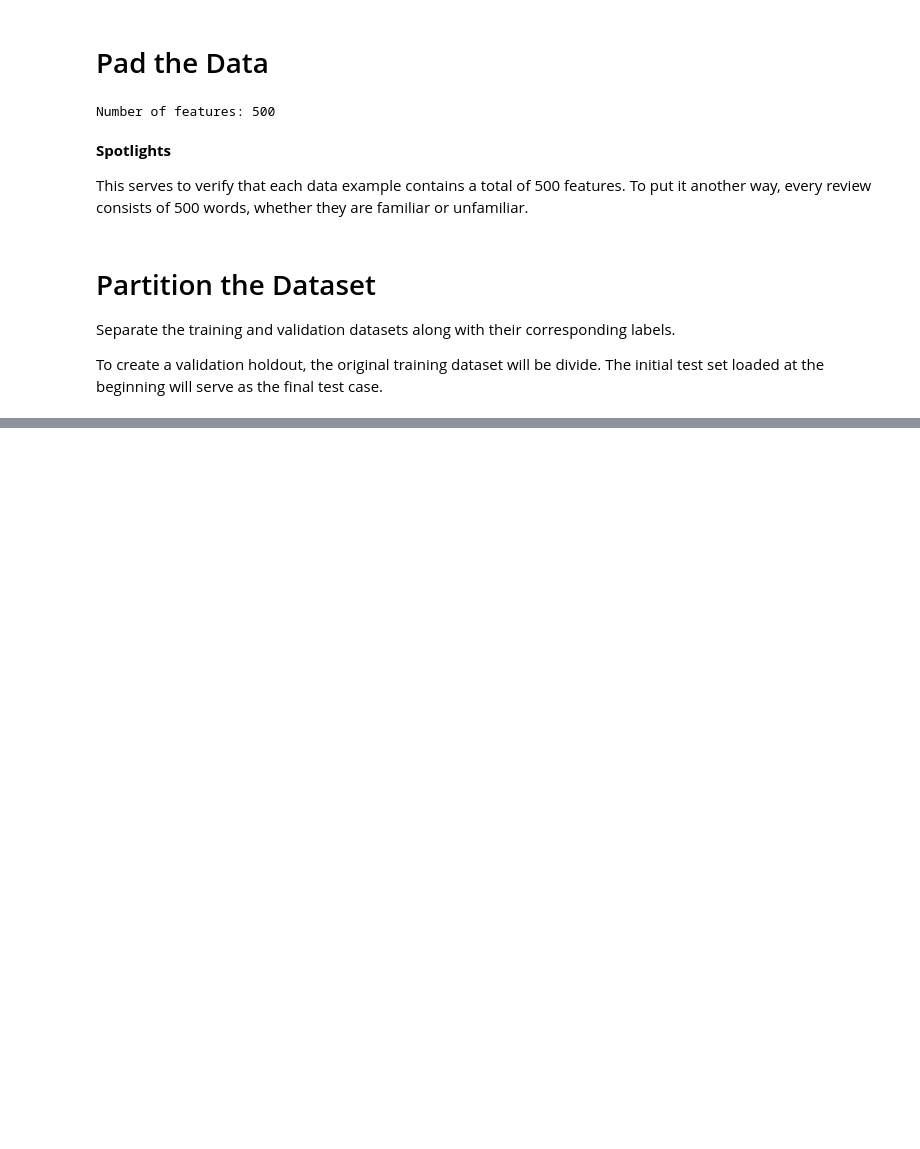
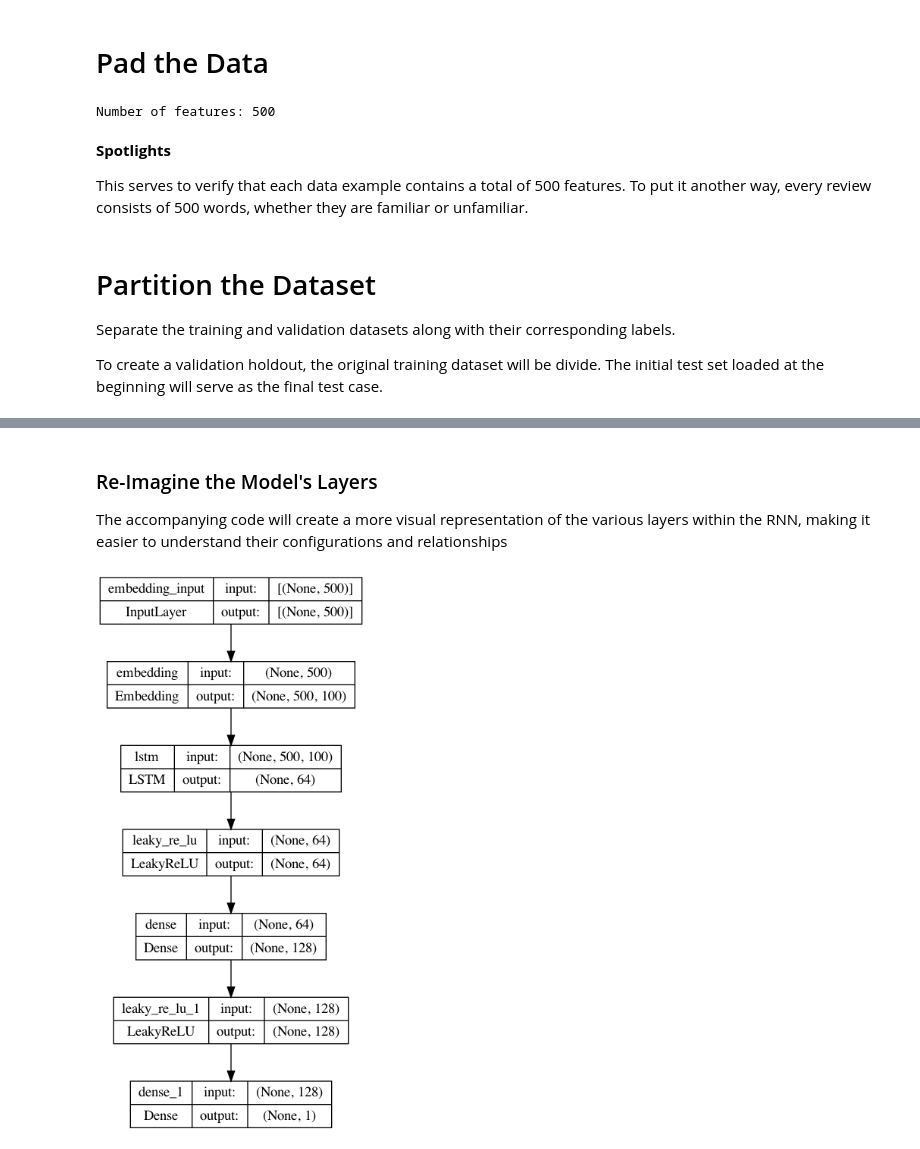
Before and after one commit to tyrantdavis/rnn-reviews, a Jupyter notebook: reviews.ipynb, the cells around one changed output, grey strips where cells are left out. Drawn from its saved outputs; the diff is of its cells as text; code cells hidden in the pictures; blank space fills up the shorter version.

Commit message:
Create RNN architecture.
Set up the model. Review the model's layers. Re-imagine the model's layers.

```diff
--- a/reviews.ipynb
+++ b/reviews.ipynb
@@ -154,0 +167,25 @@ Shape of the validation labels:         (4688,)
+# %%
+"""Create the model as a series of layers."""
+
+rnn = Sequential()
+
+"""Begin by adding layers sequentially, one at a time."""
+rnn.add(
+    Embedding(  # Creates an embedded input layer
+        input_dim=10000,  # Define the size of the input vocabulary (top 10,000 words).
+        output_dim=100,  # Size of the embedding vector that the model will develop
+        input_length=500,  # The total length of the input corresponds to the # of words in a review
+    )
+)
+"""Incorporate a long short-term memory (LSTM) cell as the subsequent layer."""
+rnn.add(LSTM(units=64))  # 64-dimensional LSTM.
+
+"""Introduce a leaky ReLU layer to serve as the activation function"""
+rnn.add(LeakyReLU(alpha=0.1))
+
+rnn.add(Dense(128, activation="linear"))
+rnn.add(LeakyReLU(alpha=0.1))
+
+"""Introduces a single output layer employing the sigmoid activation function for binary classification."""
+rnn.add(Dense(1, activation="sigmoid"))  # Dense output layer with sigmoid activation.
+print("The RNN structure has been built.")
@@ -154,0 +198,2 @@ Shape of the validation labels:         (4688,)
+# %%
+rnn.compile(optimizer="adam", loss="binary_crossentropy", metrics=["accuracy"])
@@ -154,0 +224,8 @@ Shape of the validation labels:         (4688,)
+# %% [markdown]
+### Re-Imagine the Model's Layers
+
+The accompanying code will create a more visual representation of the various layers within the RNN, making it easier to understand their configurations and relationships
+# %%
+plot_model(rnn, show_shapes=True, to_file="model2.png")
+# %% [output]
+[figure, added]
```
Also changed, not shown: parts of 7 cells of this notebook.
